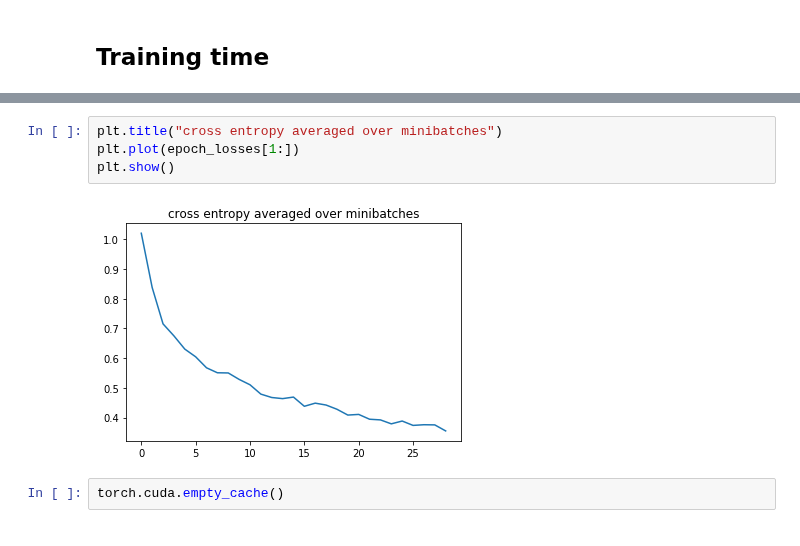
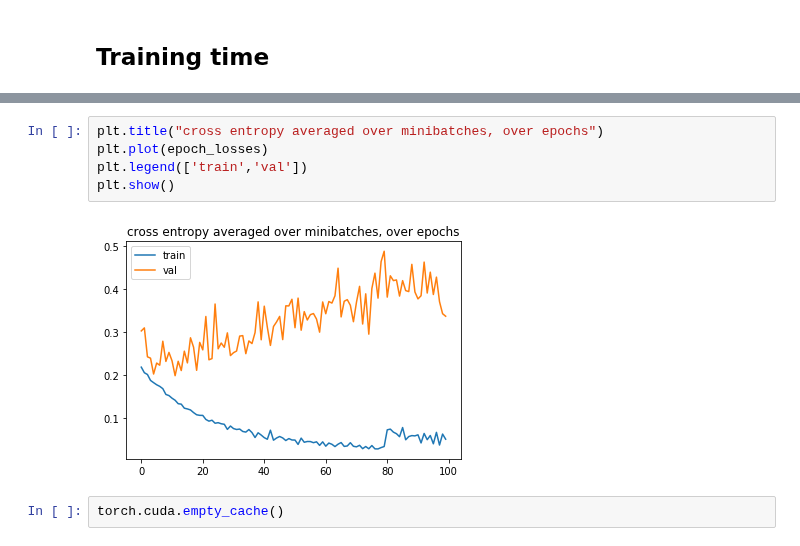
Before and after one commit to Axeln78/SpectralDGL, a Jupyter notebook: Mean_nodes_DGL/training.ipynb, the cells around one changed output, grey strips where cells are left out. Cells and saved outputs as stored; diff of their text form.

Commit message:
Training notebooks

```diff
--- a/Mean_nodes_DGL/training.ipynb
+++ b/Mean_nodes_DGL/training.ipynb
@@ -250,9 +257,10 @@ Epoch 29, loss - train 0.3553 -- Accuracy: 53142/60000 (89%) in 98.88(s)
 # %%
-plt.title("cross entropy averaged over minibatches")
-plt.plot(epoch_losses[1:])
+plt.title("cross entropy averaged over minibatches, over epochs")
+plt.plot(epoch_losses)
+plt.legend(['train','val'])
 plt.show()
 # %% [output]
-[figure, old version]
+[figure, new version]
 # %%
 torch.cuda.empty_cache()
 # %% [markdown]
```
Also changed, not shown: parts of 10 cells of this notebook, 2 other files.
